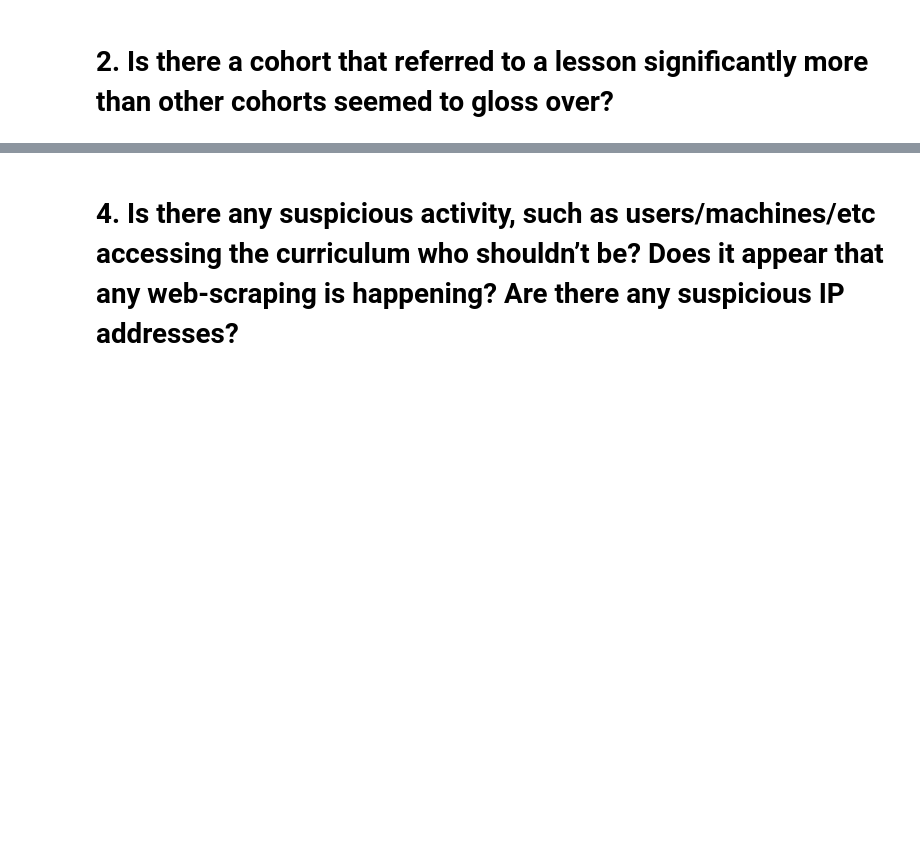
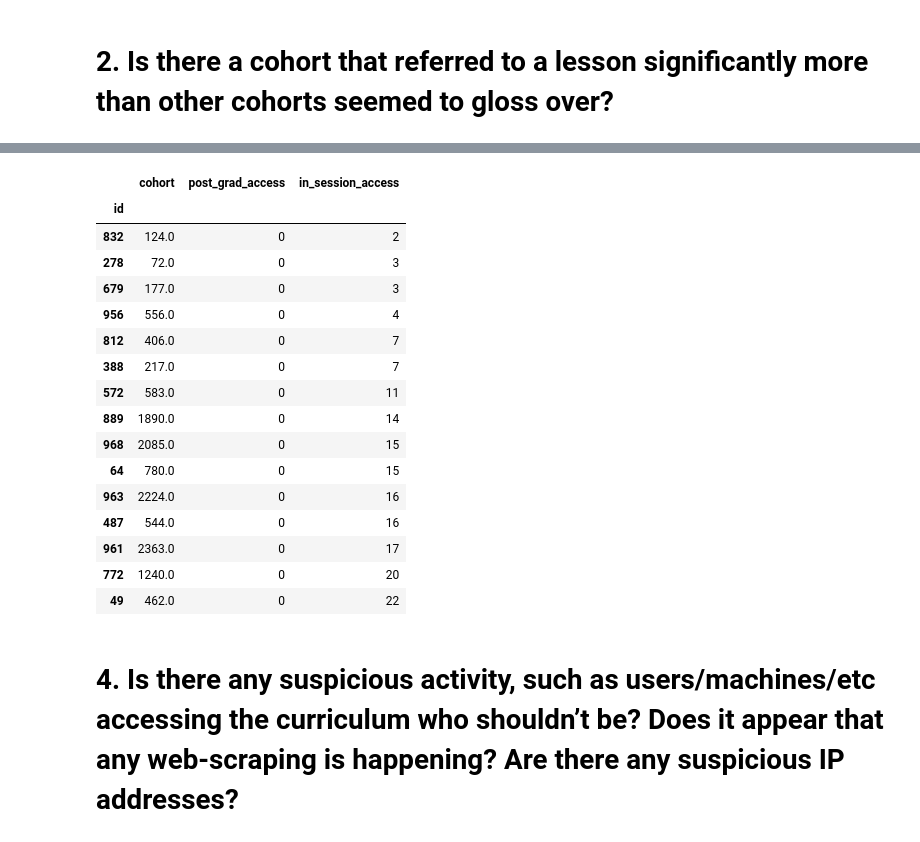
Before and after one commit to joshua-shorterivey/anomaly-detection-exercises, a Jupyter notebook: anomaly_detection_project.ipynb, the cells around one changed output, grey strips where cells are left out. Drawn from its saved outputs; the diff is of its cells as text; code cells hidden in the pictures; blank space fills up the shorter version.

```diff
--- a/anomaly_detection_project.ipynb
+++ b/anomaly_detection_project.ipynb
@@ -20,4 +42,8 @@ from sklearn.preprocessing import MinMaxScaler
+# %%
+cohorts = cohorts.rename(columns={'id':'cohort'})
 # %%
 # Import .txt file and convert it to a DataFrame object
 df = pd.read_table("anonymized-curriculum-access.txt", sep = '\s', header = None,
                    names = ['date', 'time', 'page', 'id', 'cohort', 'ip'])
+# %%
+df = pd.merge(df, cohorts, on='cohort')
@@ -114 +82,3 @@ Name: page, dtype: int64
+# %%
+df.program_id = np.where(df.program_id == 3, 'data_science', 'web_dev')
 # %%
@@ -141,3 +181,25 @@ df2 = df.copy()
+# %%
+df['in_session_access'] = np.where((df.index < df.end_date) & (df.index > df.start_date), 1, 0)
+# %%
+df[df['in_session_access'] == 1].groupby('id').sum().sort_values(by='in_session_access').head(15)
+# %% [output]
+|  | cohort | post_grad_access | in_session_access |
+| id |  |  |  |
+| 832 | 124.0 | 0 | 2 |
+| 278 | 72.0 | 0 | 3 |
+| 679 | 177.0 | 0 | 3 |
+| 956 | 556.0 | 0 | 4 |
+| 812 | 406.0 | 0 | 7 |
+| 388 | 217.0 | 0 | 7 |
+| 572 | 583.0 | 0 | 11 |
+| 889 | 1890.0 | 0 | 14 |
+| 968 | 2085.0 | 0 | 15 |
+| 64 | 780.0 | 0 | 15 |
+| 963 | 2224.0 | 0 | 16 |
+| 487 | 544.0 | 0 | 16 |
+| 961 | 2363.0 | 0 | 17 |
+| 772 | 1240.0 | 0 | 20 |
+| 49 | 462.0 | 0 | 22 |
 # %% [markdown]
 # 4. Is there any suspicious activity, such as users/machines/etc accessing the curriculum who shouldn’t be? Does it appear that any web-scraping is happening? Are there any suspicious IP addresses?
 # %% [markdown]
```
Also changed, not shown: parts of 28 cells of this notebook.
